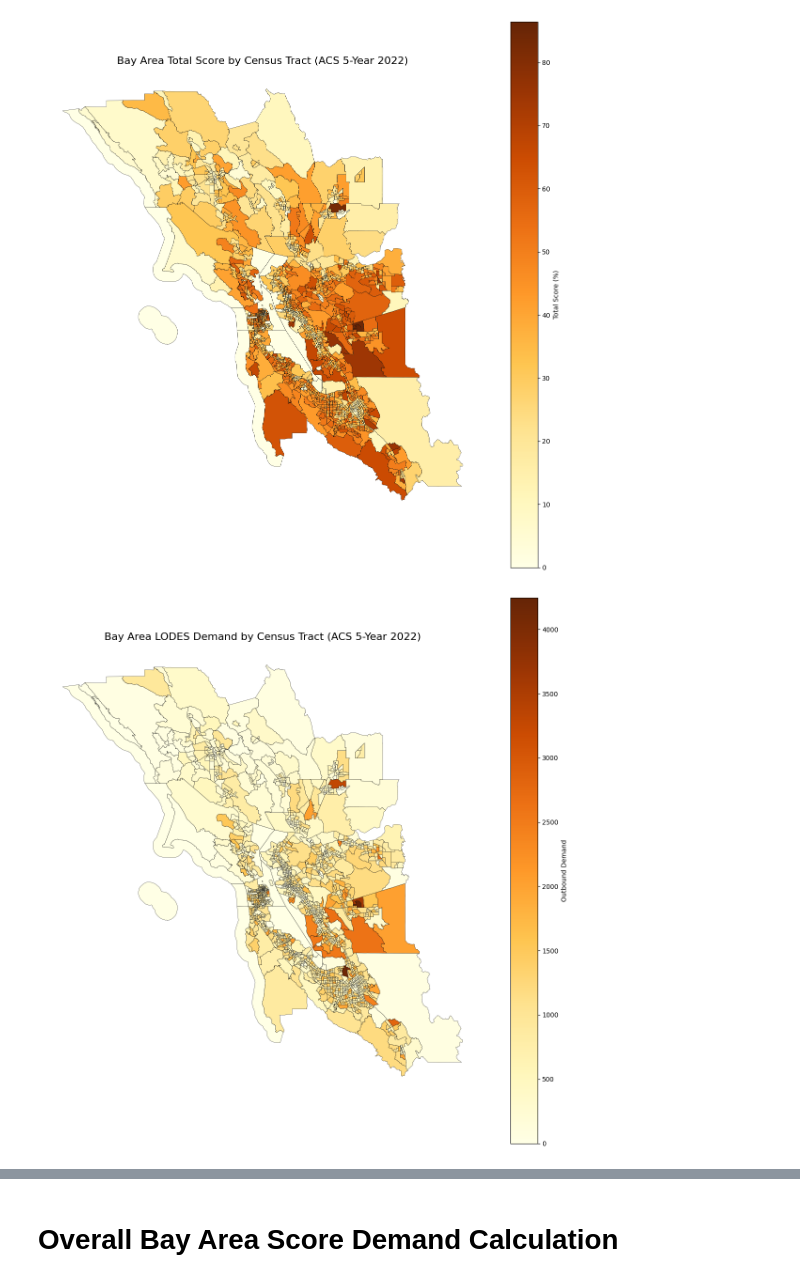
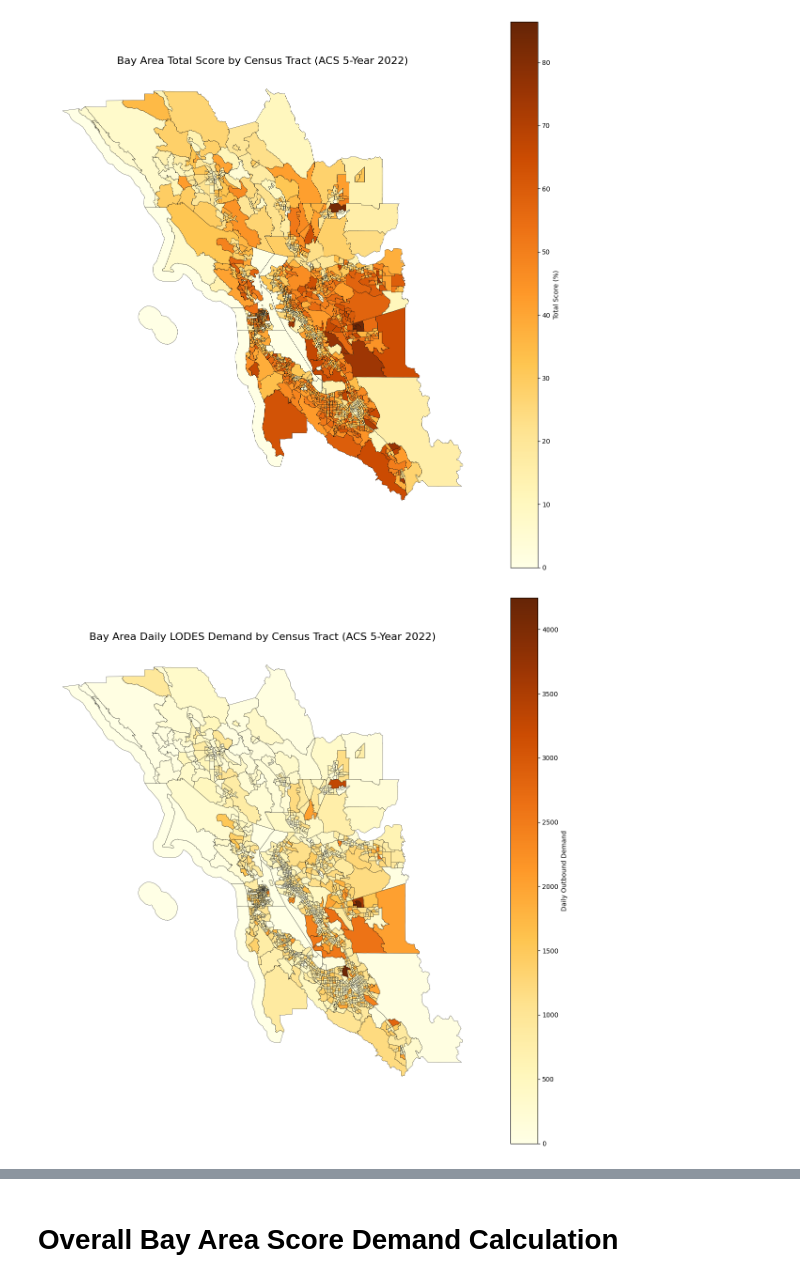
Before and after one commit to dssong2/urop-2025, a Jupyter notebook: models/my_method.ipynb, the cells around one changed output, grey strips where cells are left out. Cells and saved outputs as stored; diff of their text form; code cells hidden in the pictures.

```diff
--- a/models/my_method.ipynb
+++ b/models/my_method.ipynb
@@ -493,7 +493,7 @@ total_score
 1772 rows × 5 columns
 # %%
 lodes_demand = LODES_H_sum.merge(total_score, on="GEOID", how="inner")
-lodes_demand["LODES Demand"] = lodes_demand["LODES_H_sum"] * (lodes_demand["Total Score"] / 100)
+lodes_demand["Daily LODES Demand"] = lodes_demand["LODES_H_sum"] * (lodes_demand["Total Score"] / 100)
 
 lodes_demand
 # %% [output]
@@ -541,7 +557,7 @@ def plot_choropleth(data):
         linewidth=0.3,
         ax=ax,
     )
-    ax.set_title(f"Bay Area {col_title} by Census Tract (ACS 5-Year 2022)", fontsize=16)
+    ax.set_title(f"Bay Area {col_title} by Census Tract (ACS 5-Year 2022)", fontsize=16, wrap=True)
     ax.axis("off")
     plt.tight_layout()
     plt.show()
@@ -559,12 +575,12 @@ gdf_score = plot_choropleth(score_data)
 # %%
 lodes_demand_data = (
     lodes_demand,
-    "LODES Demand",
-    "Outbound Demand"
+    "Daily LODES Demand",
+    "Daily Outbound Demand"
 )
 gdf_lodes_demand = plot_choropleth(lodes_demand_data)
 # %% [output]
-[figure, old version]
+[figure, new version]
 # %%
 lodes_demand_density_data = (
     lodes_demand_density,
```
Also changed, not shown: parts of 10 cells of this notebook.
